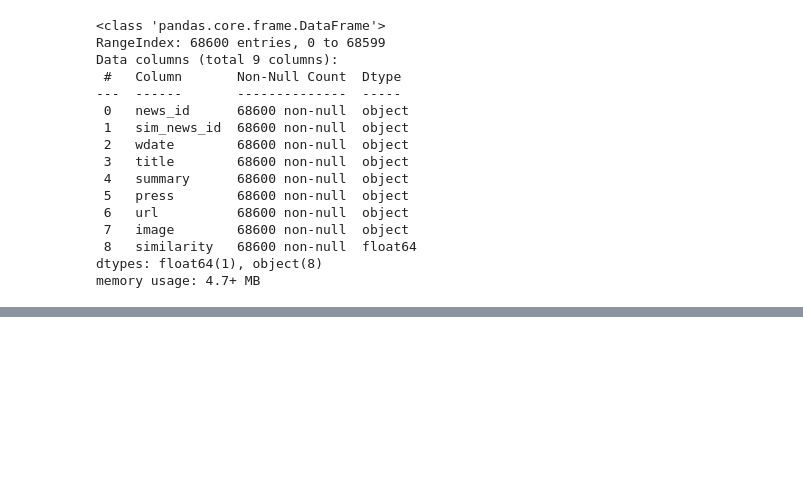
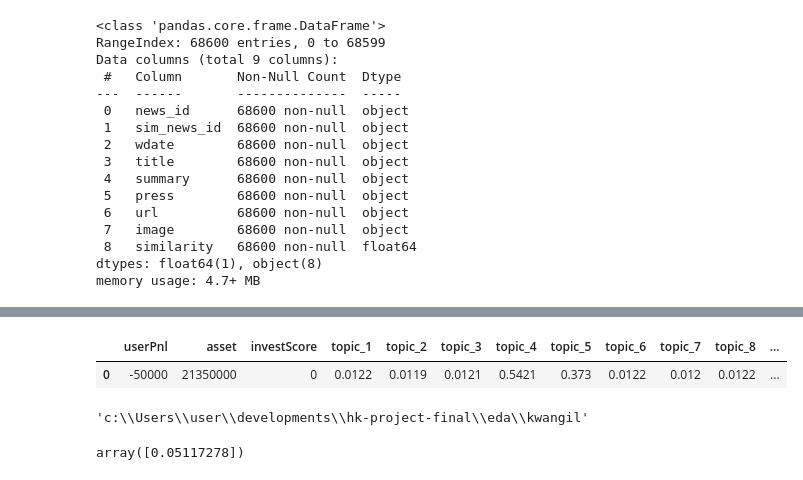
Before and after one commit to choikwangil95/HKToss-MLOps-Project-Final, a Jupyter notebook: eda/kwangil/similarity_db.ipynb, the cells around one changed output, grey strips where cells are left out. Drawn from its saved outputs; the diff is of its cells as text; code cells hidden in the pictures; blank space fills up the shorter version.

```diff
--- a/eda/kwangil/similarity_db.ipynb
+++ b/eda/kwangil/similarity_db.ipynb
@@ -877,0 +880,15 @@ news_v2_df.to_csv('../../db/news_2023_2025_similarity2.csv', index=False)
+# %%
+import requests
+
+user_id = "10e90f34-a641-45d2-b181-df236399c091"
+
+url = f"http://43.200.17.139:8080/api/v1/userinfo/{user_id}"
+
+try:
+    response = requests.get(url)
+    response.raise_for_status()
+    user_data = response.json()["data"]
+
+    print(f"✅ 사용자 {user_id} 정보 조회 성공")
+except Exception as e:
+    print(f"❌ 사용자 {user_id} 정보 조회 실패: {str(e)}")
@@ -877,0 +1023,10 @@ news_v2_df.to_csv('../../db/news_2023_2025_similarity2.csv', index=False)
+# %%
+df = pd.DataFrame(filtered_results)
+df
+# %% [output]
+|  | userPnl | asset | investScore | topic_1 | topic_2 | topic_3 | topic_4 | topic_5 | topic_6 | topic_7 | topic_8 | ... |
+| 0 | -50000 | 21350000 | 0 | 0.0122 | 0.0119 | 0.0121 | 0.5421 | 0.373 | 0.0122 | 0.012 | 0.0122 | ... |
+# %%
+os.getcwd()
+# %% [output]
+'c:\\Users\\user\\developments\\hk-project-final\\eda\\kwangil'
@@ -877,0 +1040,4 @@ news_v2_df.to_csv('../../db/news_2023_2025_similarity2.csv', index=False)
+# %%
+proba
+# %% [output]
+array([0.05117278])
```
Also changed, not shown: parts of 10 cells of this notebook, 12 other files.
